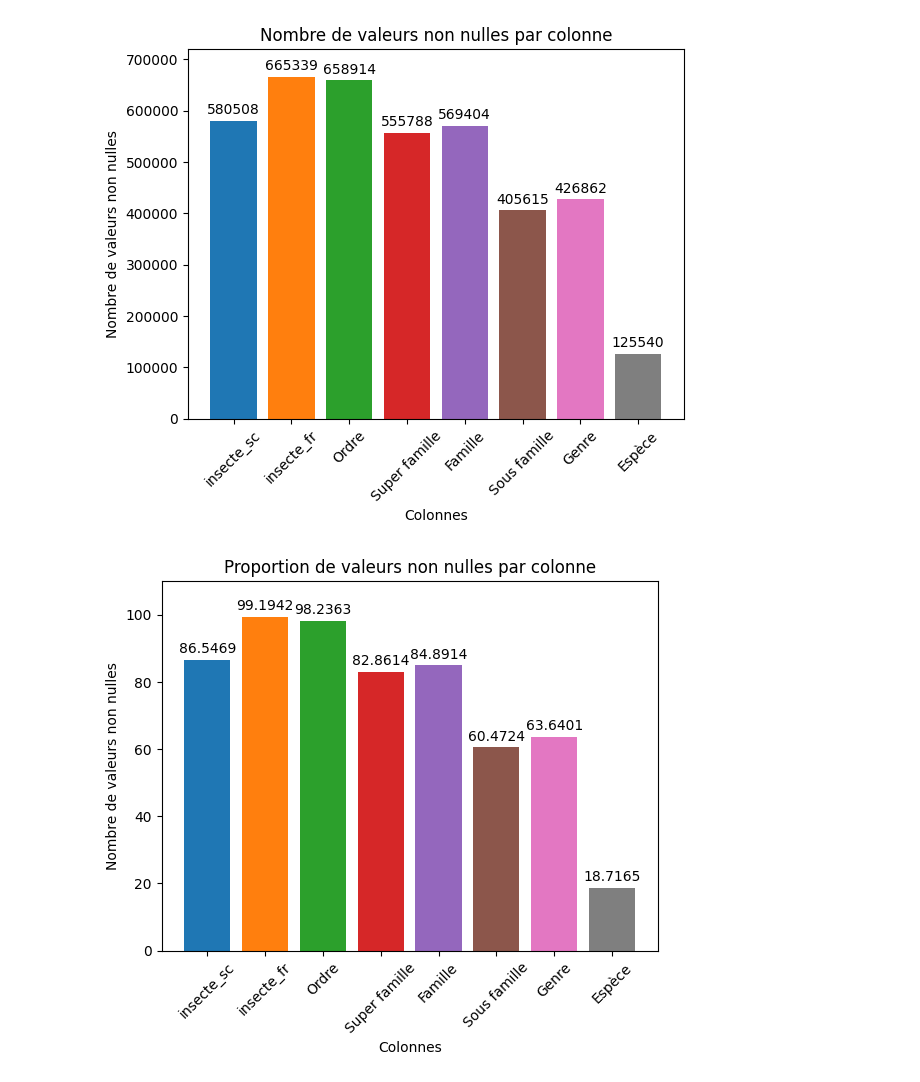
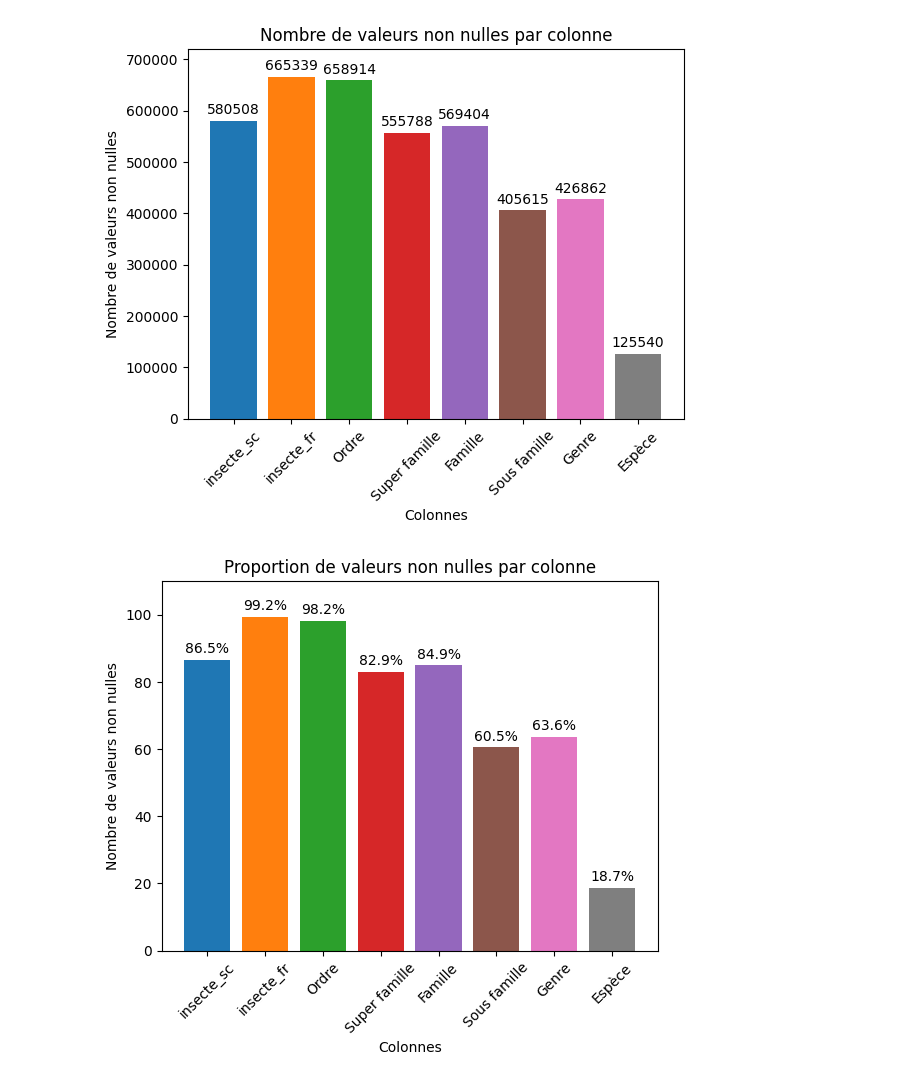
Before and after one commit to juldpnt/fil-rouge-pollinisateurs, a Jupyter notebook: notebooks/insect_classification.ipynb, the cells around one changed output. Saved outputs shown, nothing was run; the diff lists cells and outputs as text; code cells hidden in the pictures.

Commit message:
ajout de figures

```diff
--- a/notebooks/insect_classification.ipynb
+++ b/notebooks/insect_classification.ipynb
@@ -637,6 +637,8 @@ merged_df.head(10)
 merged_df.to_csv('data/insect/insect_classif.csv', index=False)
 # %% [markdown]
 ## 5. Comptage des valeurs de chaque colonne
+# %%
+merged_df = pd.read_csv('data/insect/insect_classif.csv')
 # %%
 count_df = {}
 length = len(merged_df)
@@ -675,17 +677,17 @@ plt.show()
 # %%
 fig, ax = plt.subplots()
 
 for col, value in count_df.items():
     p = ax.bar(col, value/length*100, label=value)
-    ax.bar_label(p, padding=3)
+    ax.bar_label(p, fmt=lambda x: '%g%%' % round(x, 1), padding=3)
 
 ax.set_title('Proportion de valeurs non nulles par colonne')
 ax.set_xlabel('Colonnes')
 ax.set_xticks(col_name)
 ax.set_xticklabels([i for i in col_name], rotation=45)
 ax.set_ylabel('Nombre de valeurs non nulles')
 ax.set_ylim(0, 110)
 
 plt.show()
 # %% [output]
-[figure, old version]
+[figure, new version]
```
Also changed, not shown: parts of 6 cells of this notebook.
